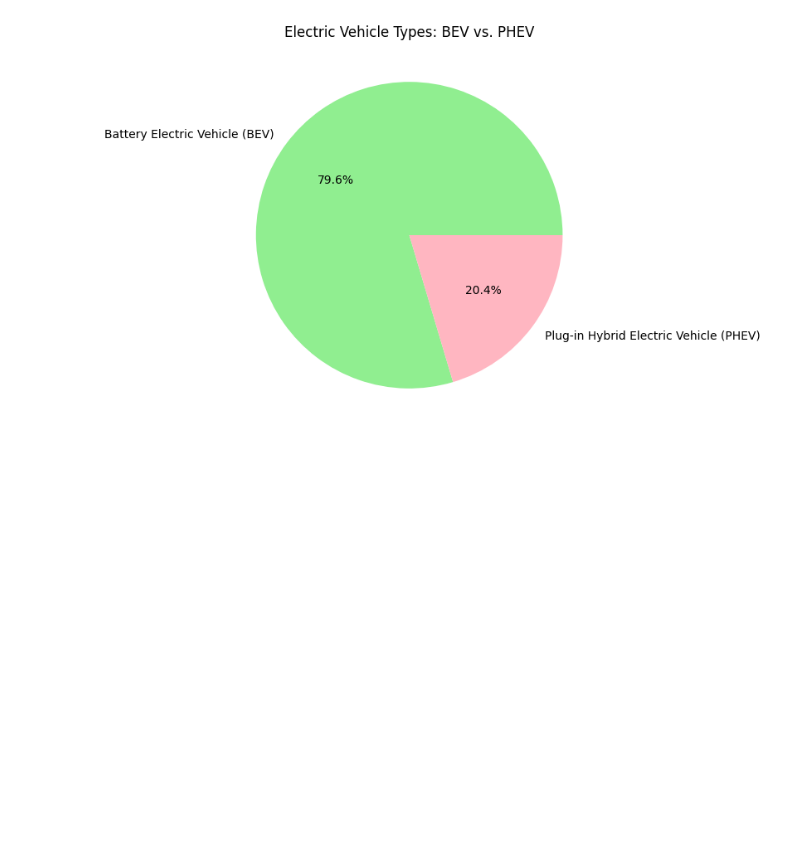
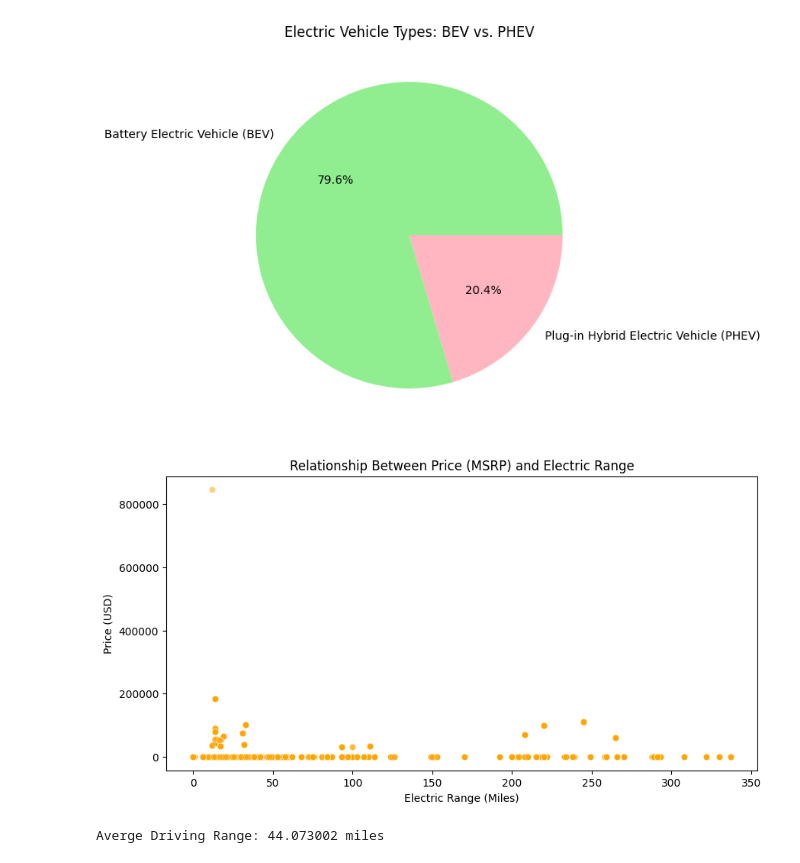
Before and after one commit to build-summer-2025/async-final-project-purple-TT-Abdulrahman-, a Jupyter notebook: final_project_Abdul.ipynb, the cells around one changed output. Cells and saved outputs as stored; diff of their text form; code cells hidden in the pictures; blank space fills up the shorter version.

```diff
--- a/final_project_Abdul.ipynb
+++ b/final_project_Abdul.ipynb
@@ -86,3 +86,21 @@ plt.title("Electric Vehicle Types: BEV vs. PHEV")
 plt.show()
 # %% [output]
 [figure]
+# %%
+# 6.  What's the relationship between price and electric range?
+
+plt.figure(figsize=(10,5))
+sns.scatterplot(x="Electric Range",y="Base MSRP", data=e_v_p_df, alpha=0.5, color="orange")
+plt.title("Relationship Between Price (MSRP) and Electric Range")
+plt.xlabel("Electric Range (Miles)")
+plt.ylabel("Price (USD)")
+plt.show()
+# %% [output]
+[figure, added]
+# %%
+#7. What is the averge driving range of electric vehicles?
+
+avg_range = e_v_p_df["Electric Range"].mean()
+print(f"Averge Driving Range: {avg_range:2f} miles")
+# %% [output]
+Averge Driving Range: 44.073002 miles
```
Also changed, not shown: parts of 1 cell of this notebook, 1 other file.
